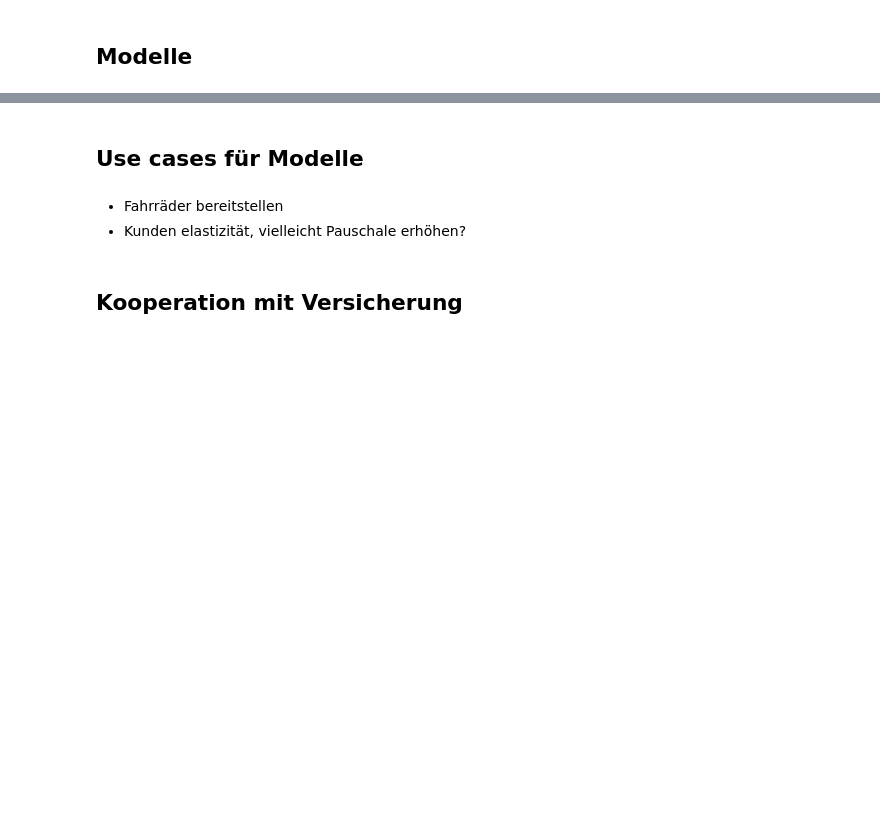
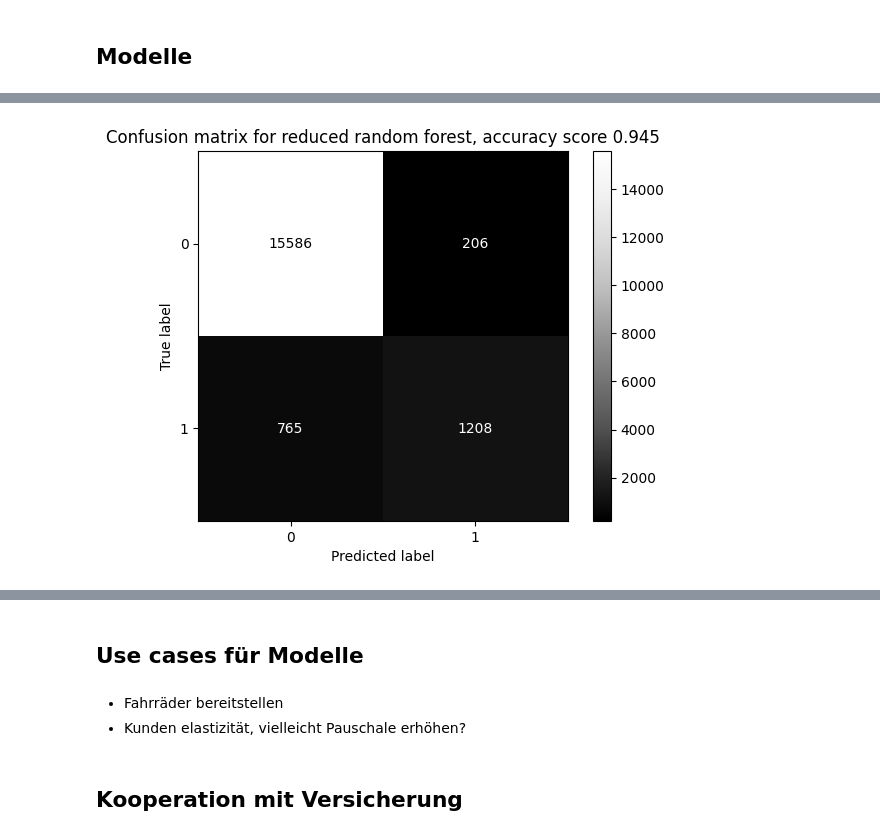
Before and after one commit to betancourt-c/ny_citibike, a Jupyter notebook: ny_citibike.ipynb, the cells around one changed output, grey strips where cells are left out. Saved outputs shown, nothing was run; the diff lists cells and outputs as text; code cells hidden in the pictures; blank space fills up the shorter version.

```diff
--- a/ny_citibike.ipynb
+++ b/ny_citibike.ipynb
@@ -366,0 +339,38 @@ start_day_of_week, age, crow_velocity_meters_per_second, duration_seconds, start
+# %%
+
+
+# Modell ohne unbekanntes Geschlecht und Alter
+# Inputs definieren
+feature_columns = ['start_hour_of_day',
+                   'start_day_of_week',
+                   'start_day_of_year',
+                   'duration_seconds',
+                   'crow_distance_meters',
+                   'crow_velocity_meters_per_second',
+                   # 'age',
+                   'gender_male',
+                   'gender_female',
+                   # 'gender_unknown'
+                  ]
+
+target_column = ['customer']
+
+# Training und validation Daten
+x_train_r = data.loc[data.train_set, feature_columns]
+x_dev_r = data.loc[data.dev_set, feature_columns]
+y_train = data.loc[data.train_set, target_column]
+y_dev = data.loc[data.dev_set, target_column]
+
+# Random forest auf reduzierten Daten fitten
+random_forest_model_r = RandomForestClassifier(n_estimators=500)
+random_forest_model_r.fit(x_train_r, y_train.to_numpy().reshape(-1))
+y_dev_hat_random_forest_r = random_forest_model_r.predict(x_dev_r)
+
+# Testen und visualisieren
+acc = accuracy_score(y_dev, y_dev_hat_random_forest_r)
+disp = ConfusionMatrixDisplay.from_predictions(y_dev, y_dev_hat_random_forest_r, cmap='Greys_r')
+plt.title(f'Confusion matrix for reduced random forest, accuracy score {acc:.3f}')
+plt.show()
+plt.close()
+# %% [output]
+[figure, added]
```
Also changed, not shown: parts of 16 cells of this notebook, 1 other file.
